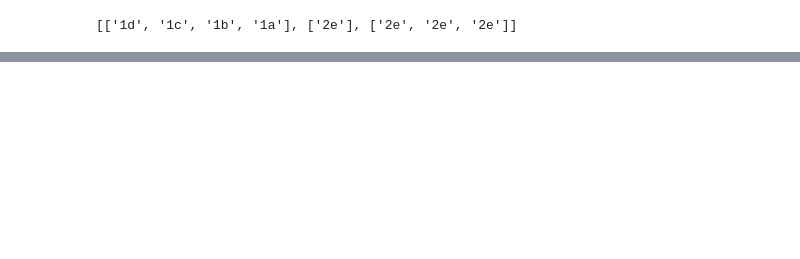
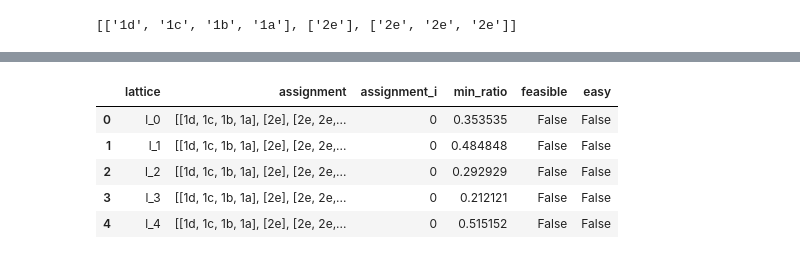
Before and after one commit to nicholas-miklaucic/baysic, a Jupyter notebook: wyckoff-elimination.ipynb, the cells around one changed output, grey strips where cells are left out. Saved outputs shown, nothing was run; the diff lists cells and outputs as text; code cells hidden in the pictures; blank space fills up the shorter version.

```diff
--- a/wyckoff-elimination.ipynb
+++ b/wyckoff-elimination.ipynb
@@ -216,13 +73,0 @@ for wp in all_wps:
-# %%
-import numpy as np
-wp_pos_df = []
-for i, wp in enumerate(all_wps):
-    for op in wp.ops:
-        for row, tau, ax in zip(op.rotation_matrix, op.translation_vector, 'xyz'):
-            if np.linalg.norm(row) <= 1e-6:
-                wp_pos_df.append([i, tau % 1, ax])
-
-wp_pos_df = pd.DataFrame(wp_pos_df, columns=['wp', 'val', 'ax'])
-wp_pos_df['int_val'] = (wp_pos_df['val'] * 24).round().astype(int)
-assert np.allclose(wp_pos_df['int_val'] / 24, wp_pos_df['val'])
-sns.countplot(wp_pos_df, x='int_val')
@@ -529,0 +163,3 @@ x, 1/2, z
+# %%
+dist_df.head()
+# %% [output]
@@ -529,0 +167,6 @@ x, 1/2, z
+|  | lattice | assignment | assignment_i | min_ratio | feasible | easy |
+| 0 | l_0 | [[1d, 1c, 1b, 1a], [2e], [2e, 2e,... | 0 | 0.353535 | False | False |
+| 1 | l_1 | [[1d, 1c, 1b, 1a], [2e], [2e, 2e,... | 0 | 0.484848 | False | False |
+| 2 | l_2 | [[1d, 1c, 1b, 1a], [2e], [2e, 2e,... | 0 | 0.292929 | False | False |
+| 3 | l_3 | [[1d, 1c, 1b, 1a], [2e], [2e, 2e,... | 0 | 0.212121 | False | False |
+| 4 | l_4 | [[1d, 1c, 1b, 1a], [2e], [2e, 2e,... | 0 | 0.515152 | False | False |
```
Also changed, not shown: parts of 29 cells of this notebook, 5 other files.
